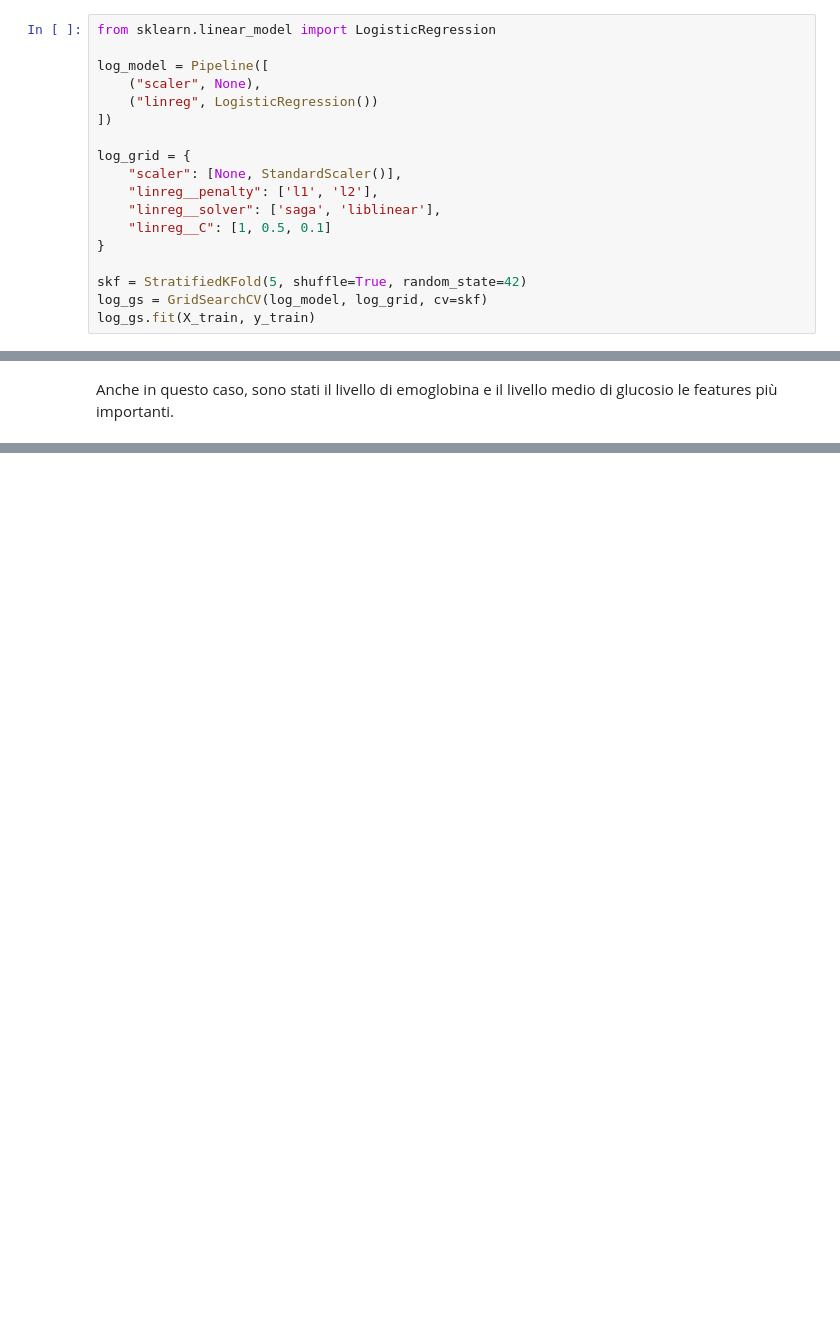
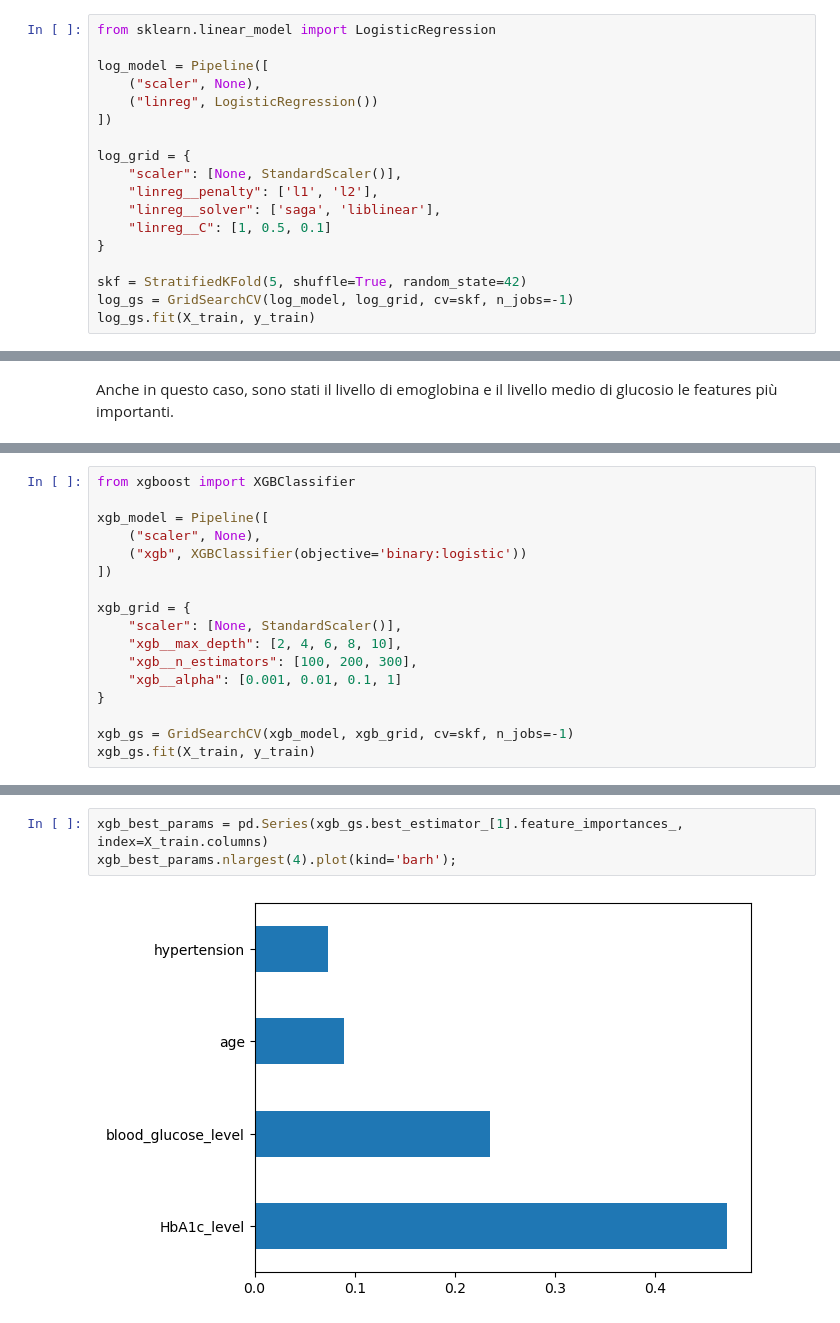
Before and after one commit to LorenzoRigoni/DIA24-Diabetes-Prediction, a Jupyter notebook: Diabetes_prediction.ipynb, the cells around one changed output, grey strips where cells are left out. Saved outputs shown, nothing was run; the diff lists cells and outputs as text; blank space fills up the shorter version.

Commit message:
Created XGBoost prediction

```diff
--- a/Diabetes_prediction.ipynb
+++ b/Diabetes_prediction.ipynb
@@ -266,7 +266,7 @@ log_grid = {
 }
 
 skf = StratifiedKFold(5, shuffle=True, random_state=42)
-log_gs = GridSearchCV(log_model, log_grid, cv=skf)
+log_gs = GridSearchCV(log_model, log_grid, cv=skf, n_jobs=-1)
 log_gs.fit(X_train, y_train)
 # %% [output]
 GridSearchCV(cv=StratifiedKFold(n_splits=5, random_state=42, shuffle=True),
@@ -519,0 +525,17 @@ Anche in questo caso, sono stati il livello di emoglobina e il livello medio di
+# %%
+from xgboost import XGBClassifier
+
+xgb_model = Pipeline([
+    ("scaler", None),
+    ("xgb", XGBClassifier(objective='binary:logistic'))
+])
+
+xgb_grid = {
+    "scaler": [None, StandardScaler()],
+    "xgb__max_depth": [2, 4, 6, 8, 10],
+    "xgb__n_estimators": [100, 200, 300],
+    "xgb__alpha": [0.001, 0.01, 0.1, 1]
+}
+
+xgb_gs = GridSearchCV(xgb_model, xgb_grid, cv=skf, n_jobs=-1)
+xgb_gs.fit(X_train, y_train)
@@ -519,0 +591,5 @@ Anche in questo caso, sono stati il livello di emoglobina e il livello medio di
+# %%
+xgb_best_params = pd.Series(xgb_gs.best_estimator_[1].feature_importances_, index=X_train.columns)
+xgb_best_params.nlargest(4).plot(kind='barh');
+# %% [output]
+[figure, added]
```
Also changed, not shown: parts of 11 cells of this notebook.
